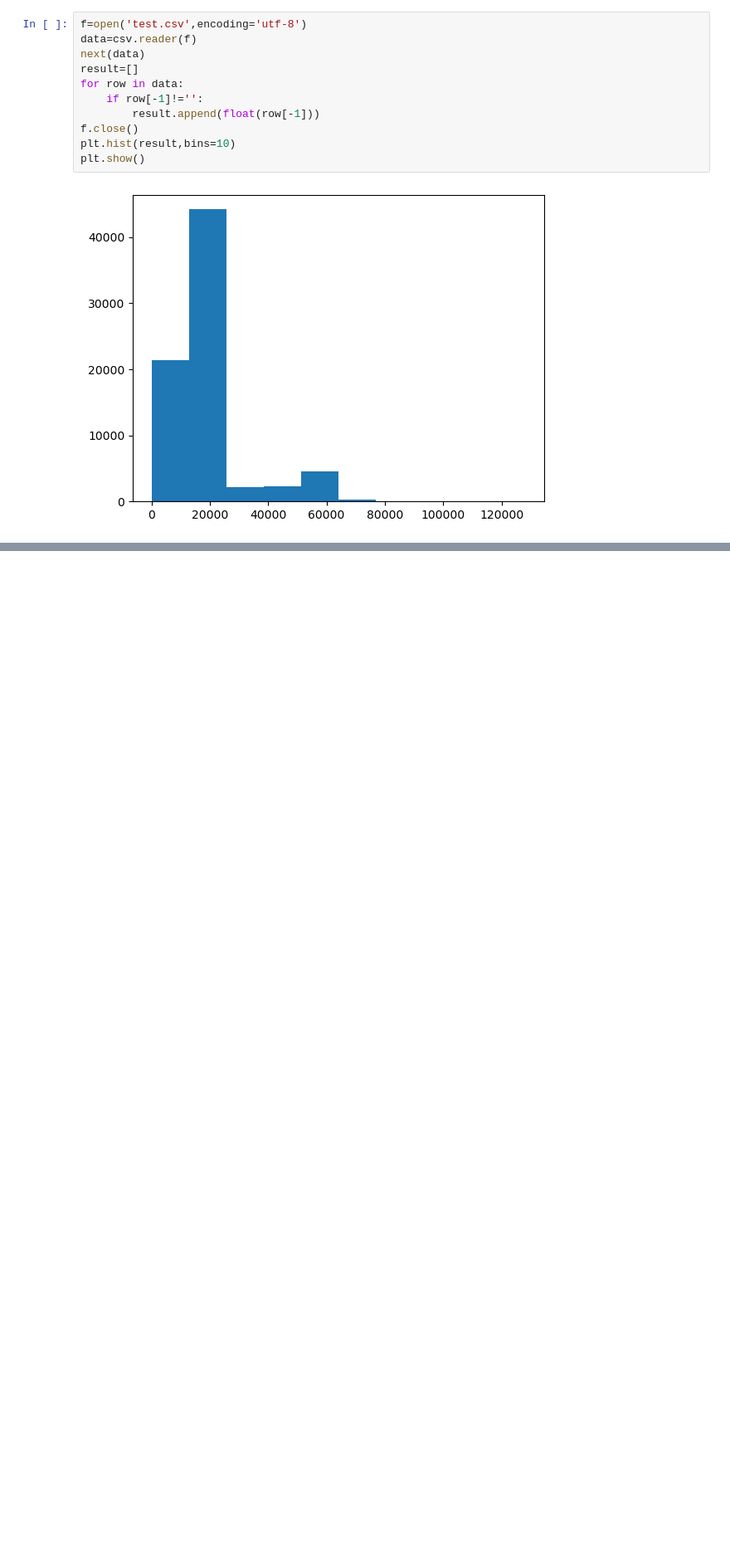
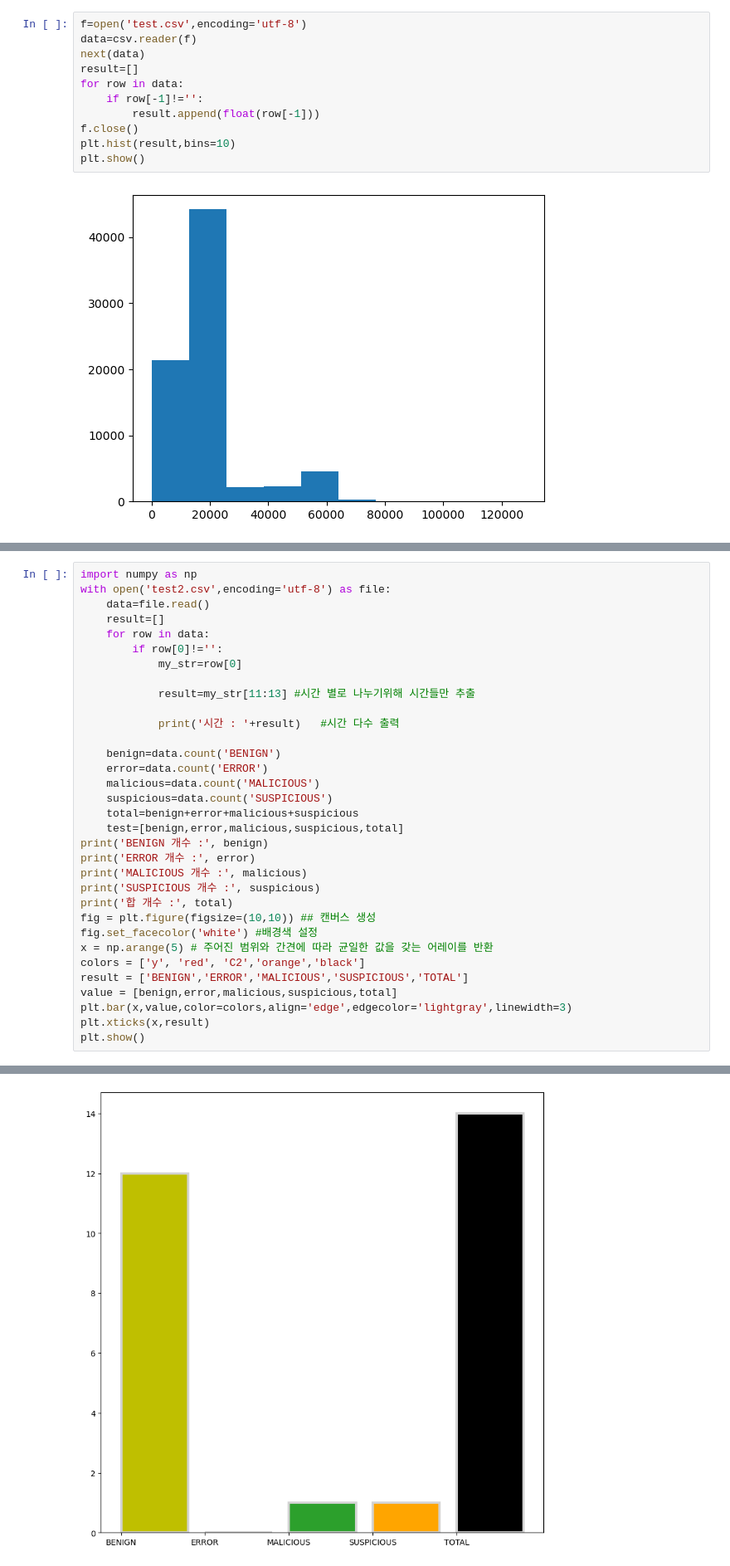
Before and after one commit to alswooy/pyCSV, a Jupyter notebook: seculeterdata (1).ipynb, the cells around one changed output, grey strips where cells are left out. Shown: that part at 83% size. Drawn from its saved outputs; the diff is of its cells as text; blank space fills up the shorter version.

```diff
--- a/seculeterdata (1).ipynb
+++ b/seculeterdata (1).ipynb
@@ -87,0 +84,34 @@ SUSPICIOUS 개수 : 1
+# %%
+import numpy as np
+with open('test2.csv',encoding='utf-8') as file:
+    data=file.read()
+    result=[]
+    for row in data:
+        if row[0]!='':
+            my_str=row[0]
+
+            result=my_str[11:13] #시간 별로 나누기위해 시간들만 추출
+
+            print('시간 : '+result)   #시간 다수 출력
+
+    benign=data.count('BENIGN')
+    error=data.count('ERROR')
+    malicious=data.count('MALICIOUS')
+    suspicious=data.count('SUSPICIOUS')
+    total=benign+error+malicious+suspicious
+    test=[benign,error,malicious,suspicious,total]
+print('BENIGN 개수 :', benign)
+print('ERROR 개수 :', error)
+print('MALICIOUS 개수 :', malicious)
+print('SUSPICIOUS 개수 :', suspicious)
+print('합 개수 :', total)
+fig = plt.figure(figsize=(10,10)) ## 캔버스 생성
+fig.set_facecolor('white') #배경색 설정
+x = np.arange(5) # 주어진 범위와 간견에 따라 균일한 값을 갖는 어레이를 반환
+colors = ['y', 'red', 'C2','orange','black']
+result = ['BENIGN','ERROR','MALICIOUS','SUSPICIOUS','TOTAL']
+value = [benign,error,malicious,suspicious,total]
+plt.bar(x,value,color=colors,align='edge',edgecolor='lightgray',linewidth=3)
+plt.xticks(x,result)
+plt.show()
+# %% [output]
@@ -87,0 +135 @@ SUSPICIOUS 개수 : 1
+[figure, added]
```
Also changed, not shown: parts of 3 cells of this notebook.
